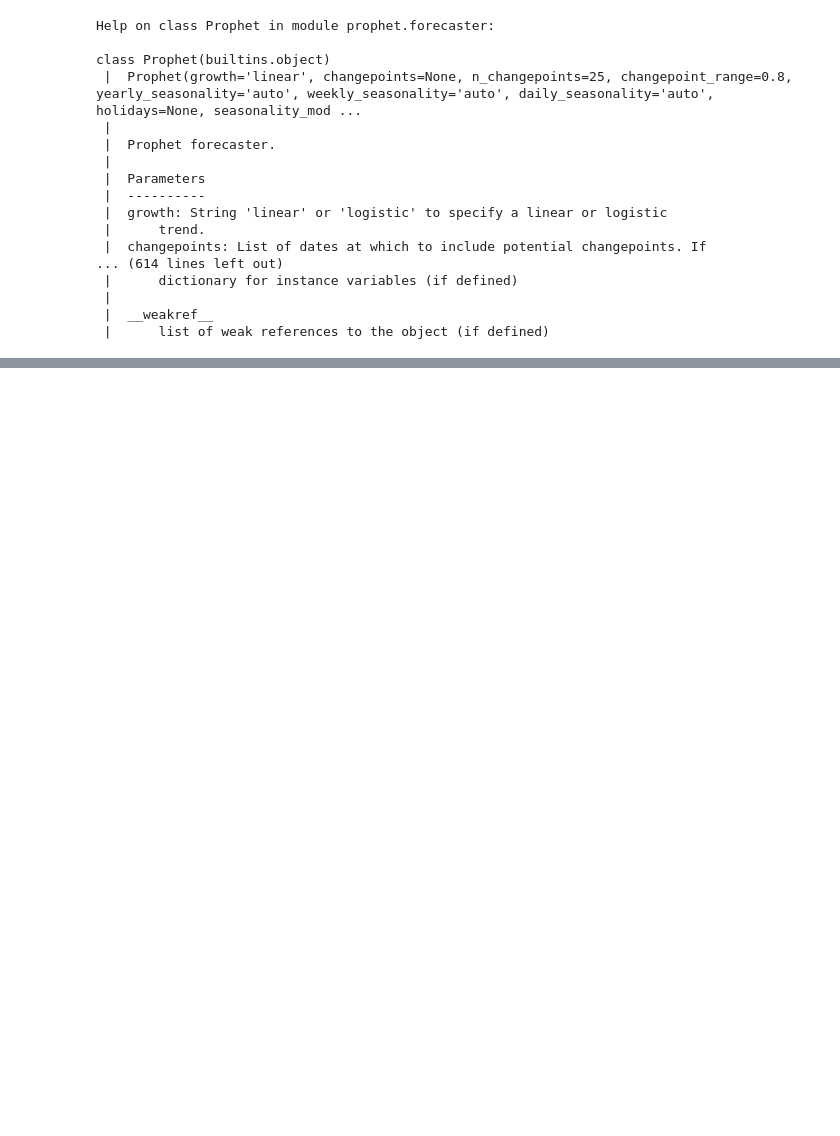
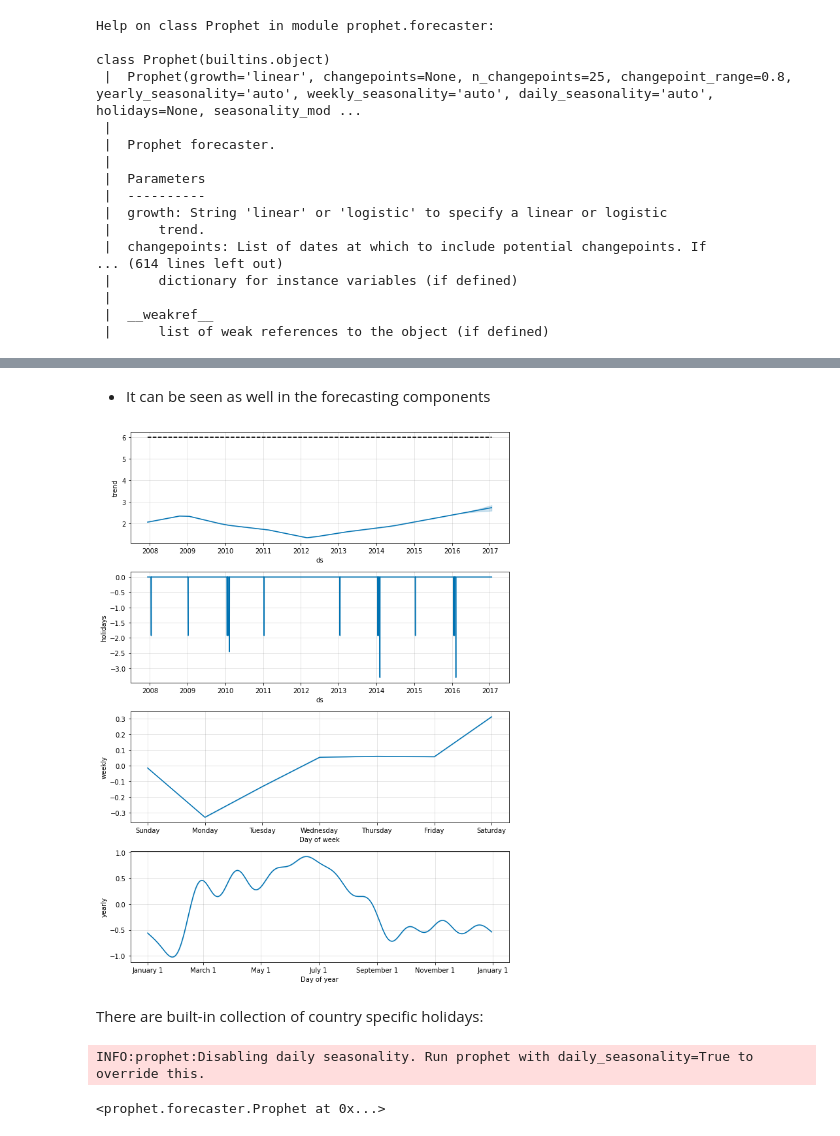
Before and after one commit to Na00s/Prophet-forecasting-time-series, a Jupyter notebook: Quick_Start_Prophet.ipynb, the cells around one changed output, grey strips where cells are left out. Drawn from its saved outputs; the diff is of its cells as text; code cells hidden in the pictures; blank space fills up the shorter version.

```diff
--- a/Quick_Start_Prophet.ipynb
+++ b/Quick_Start_Prophet.ipynb
@@ -122,0 +175,21 @@ class Prophet(builtins.object)
+# %%
+playoffs = pd.DataFrame({
+  'holiday': 'playoff',
+  'ds': pd.to_datetime(['2008-01-13', '2009-01-03', '2010-01-16',
+                        '2010-01-24', '2010-02-07', '2011-01-08',
+                        '2013-01-12', '2014-01-12', '2014-01-19',
+                        '2014-02-02', '2015-01-11', '2016-01-17',
+                        '2016-01-24', '2016-02-07']),
+  'lower_window': 0,
+  'upper_window': 1,
+})
+superbowls = pd.DataFrame({
+  'holiday': 'superbowl',
+  'ds': pd.to_datetime(['2010-02-07', '2014-02-02', '2016-02-07']),
+  'lower_window': 0,
+  'upper_window': 1,
+})
+holidays = pd.concat((playoffs, superbowls))
+
+m = Prophet(holidays=holidays)
+forecast = m.fit(df).predict(future)
@@ -122,0 +216,15 @@ class Prophet(builtins.object)
+# %% [markdown]
+- It can be seen as well in the forecasting components
+# %%
+fig = m.plot_components(forecast)
+# %% [output]
+[figure, added]
+# %% [markdown]
+There are built-in collection of country specific holidays:
+# %%
+m = Prophet(holidays=holidays)
+m.add_country_holidays(country_name='US')
+m.fit(df)
+# %% [output]
+INFO:prophet:Disabling daily seasonality. Run prophet with daily_seasonality=True to override this.
+<prophet.forecaster.Prophet at 0x...>
```
Also changed, not shown: parts of 35 cells of this notebook, 1 other file.
